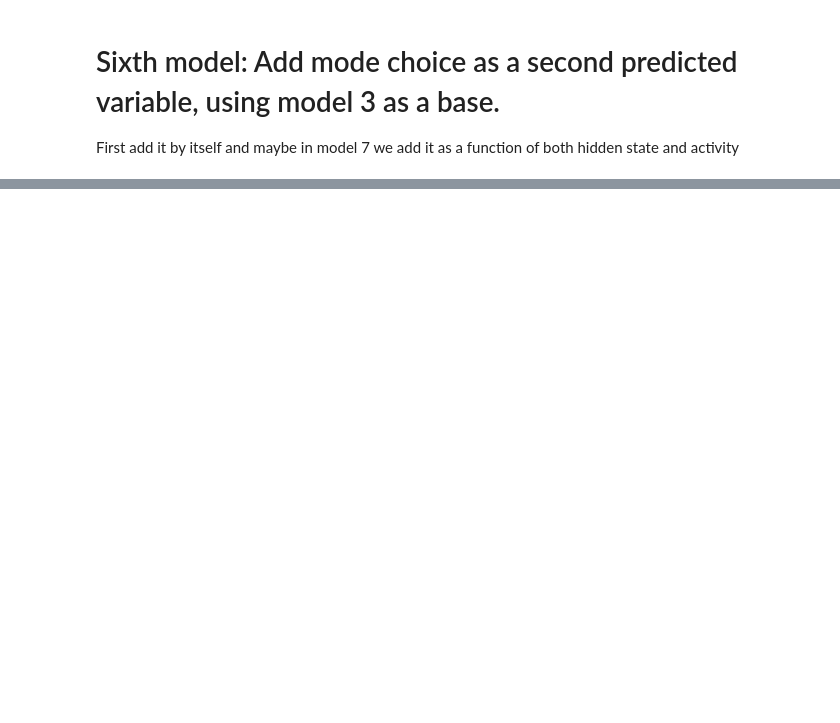
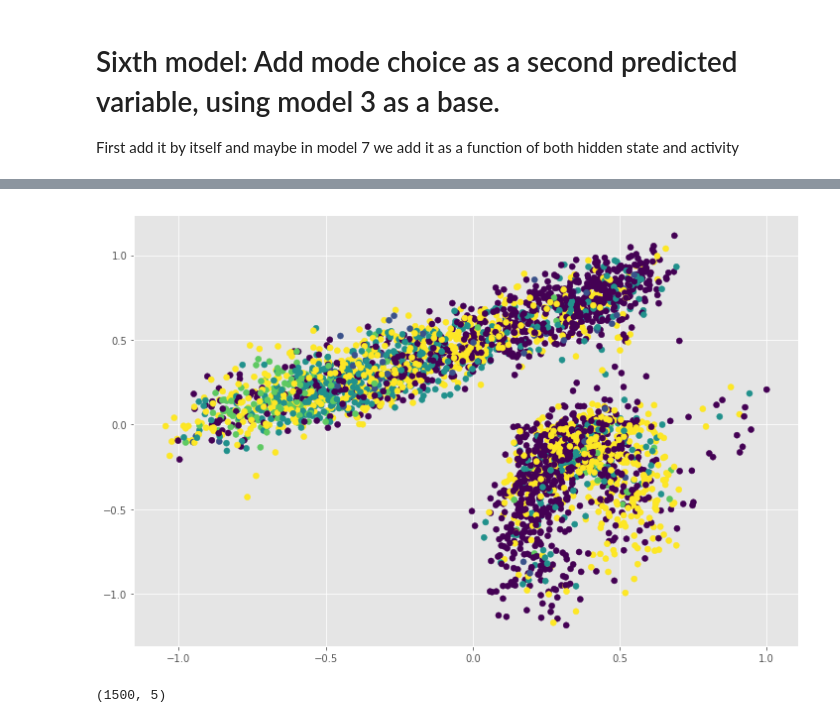
Before and after one commit to stas97/42186-model-based-machine-learning, a Jupyter notebook: Project/Untitled.ipynb, the cells around one changed output, grey strips where cells are left out. Saved outputs shown, nothing was run; the diff lists cells and outputs as text; code cells hidden in the pictures; blank space fills up the shorter version.

```diff
--- a/Project/Untitled.ipynb
+++ b/Project/Untitled.ipynb
@@ -941,0 +1257,4 @@ np.sum(last_A == pred_A)*100/len(last_A)
+# %%
+plt.scatter(last_hs[:,0], last_hs[:,1], c=last_A);
+# %% [output]
+[figure, added]
@@ -941,0 +1268,4 @@ np.sum(last_A == pred_A)*100/len(last_A)
+# %%
+a_hp_mean.shape
+# %% [output]
+(1500, 5)
```
Also changed, not shown: parts of 89 cells of this notebook, 3 other files.
